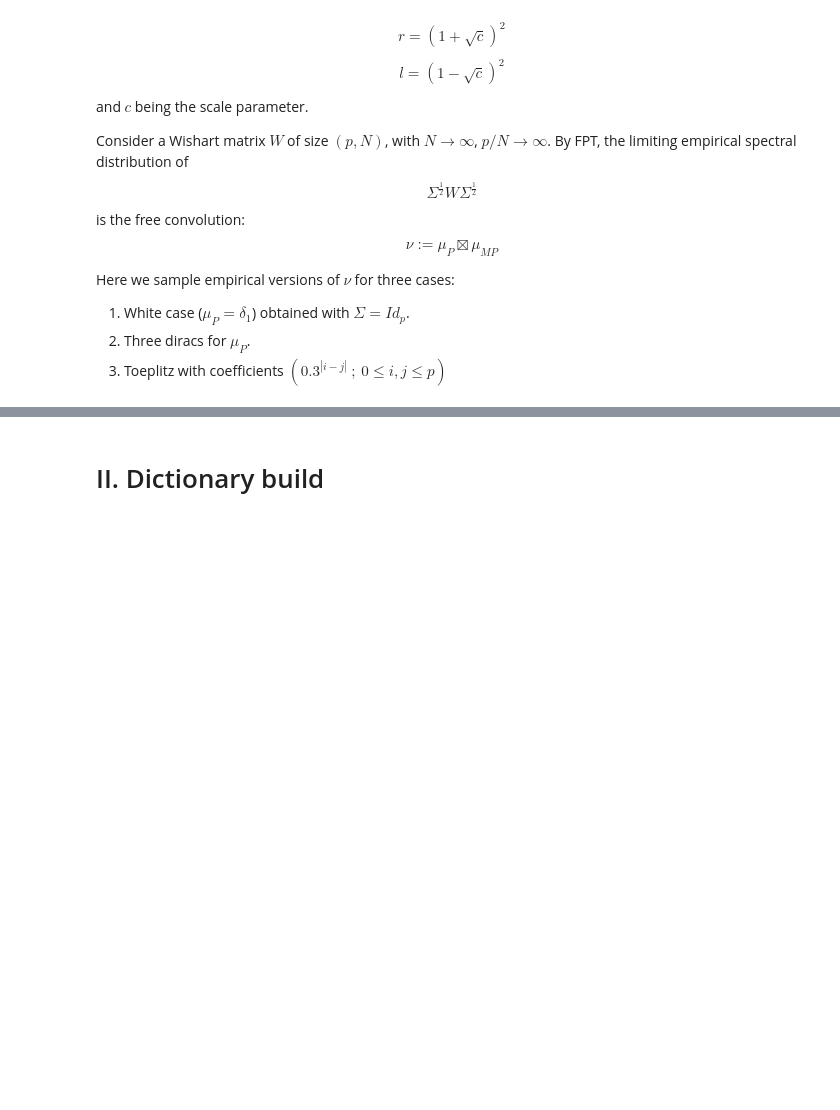
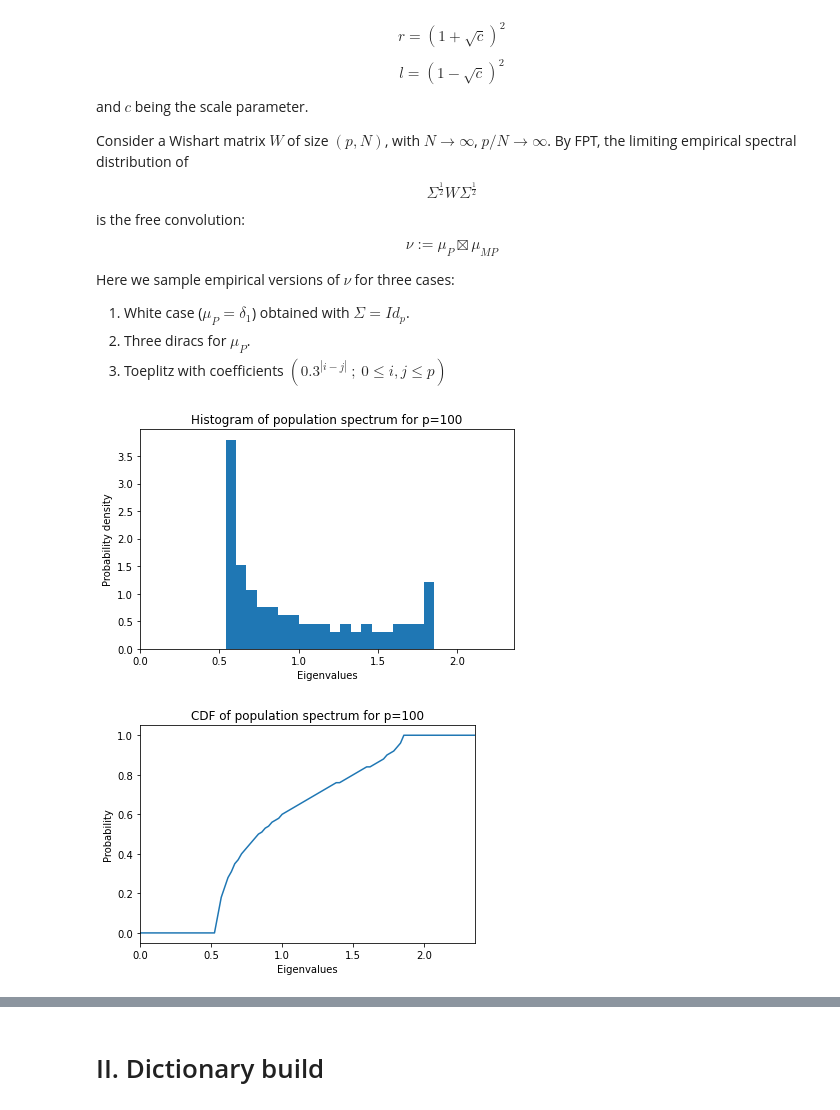
Before and after one commit to mauricio-velasco/free_deconvolution, a Jupyter notebook: ipynb/ElKaroui.ipynb, the cells around one changed output, grey strips where cells are left out. Cells and saved outputs as stored; diff of their text form; code cells hidden in the pictures; blank space fills up the shorter version.

```diff
--- a/ipynb/ElKaroui.ipynb
+++ b/ipynb/ElKaroui.ipynb
@@ -29,21 +28,22 @@ Here we sample empirical versions of $\nu$ for three cases:
 N=500
 num_bins=20
 
-Scenario = "Case1"
+Scenario = "Case3"
+measures = "all"   #"point" or  "all"
 # %%
 # Create population spectrum
 if Scenario=="Case1":
-    c = 0.3
+    c = 0.2
     p = int(c*N)
     r = (1+np.sqrt(c))**2 #Right end of MP
     l = (1-np.sqrt(c))**2 #Left end of MP
     population_spectrum = np.ones( p )
 elif Scenario=="Case2":
-    c = 0.3
+    c = 0.25
     p = int(c*N)
-    weights = np.array( [1, 1, 1] )
+    weights = np.array( [1, 1] )
     weights = weights/np.sum( weights )
-    support = np.array( [0.5, 1, 4] )
+    support = np.array( [0.5, 1] )
 
     population_cdf = np.cumsum( weights )
 
@@ -62,33 +62,36 @@ elif Scenario=="Case3":
     toeplitz = scipy.linalg.toeplitz( toeplitz_row)
 
     population_spectrum, U = np.linalg.eig(toeplitz)
     population_spectrum = np.sort( population_spectrum )
 else:
     print( "Please specify a scenario..." )
 
 # Histogram of population spectrum
 fig, ax = plt.subplots()
 n, bins, patches = ax.hist(population_spectrum, num_bins, density=True)
 ax.set_xlabel('Eigenvalues')
 ax.set_ylabel('Probability density')
 ax.set_title(r'Histogram of population spectrum for p={}'.format(p))
 fig.tight_layout()
 plt.xlim(0,np.max(population_spectrum)+0.5)
 plt.show()
 
 interval_max = np.max(population_spectrum)+0.5
 interval       = np.linspace( 0, interval_max, 100)
 population_cdf = np.zeros_like( interval )
 for i in range( len(interval) ):
     t = interval[i]
     population_cdf[i] = np.count_nonzero( population_spectrum <= t )
 population_cdf = population_cdf/p
 plt.plot( interval, population_cdf )
 plt.xlabel('Eigenvalues')
 plt.ylabel('Probability')
 plt.title(r'CDF of population spectrum for p={}'.format(p))
 plt.xlim(0,np.max(population_spectrum)+0.5)
 plt.show()
+# %% [output]
+[figure, added]
+[figure, added]
 # %%
 # Sample
 G = np.random.normal( size=(p, N) )
```
Also changed, not shown: parts of 8 cells of this notebook.
